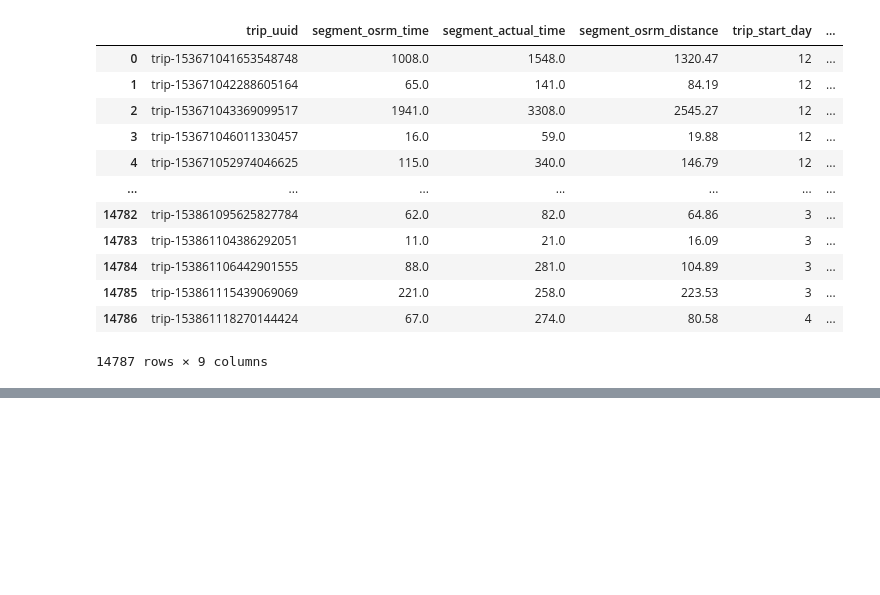
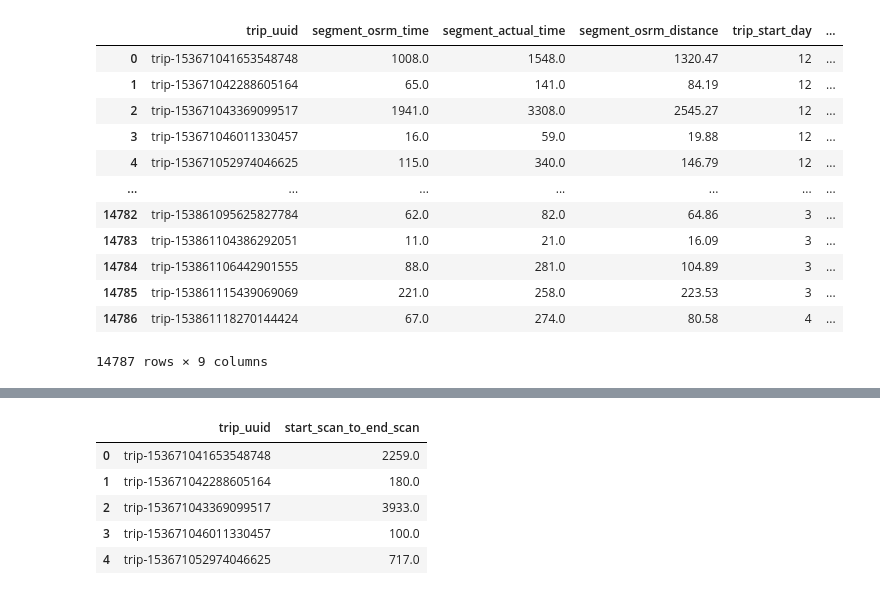
Before and after one commit to akshayabhale1406/SCLR_Delhivery_FE, a Jupyter notebook: Delhivery_FE.ipynb, the cells around one changed output, grey strips where cells are left out. Drawn from its saved outputs; the diff is of its cells as text; code cells hidden in the pictures; blank space fills up the shorter version.

```diff
--- a/Delhivery_FE.ipynb
+++ b/Delhivery_FE.ipynb
@@ -351,0 +351,11 @@ df_test1.head()
+# %%
+df_combined_times1 = start_scan_to_end_scan.groupby("trip_uuid")["start_scan_to_end_scan"].sum()
+df_combined_times1 = df_combined_times1.reset_index()
+df_combined_times1.head()
+# %% [output]
+|  | trip_uuid | start_scan_to_end_scan |
+| 0 | trip-153671041653548748 | 2259.0 |
+| 1 | trip-153671042288605164 | 180.0 |
+| 2 | trip-153671043369099517 | 3933.0 |
+| 3 | trip-153671046011330457 | 100.0 |
+| 4 | trip-153671052974046625 | 717.0 |
```
Also changed, not shown: parts of 6 cells of this notebook.
